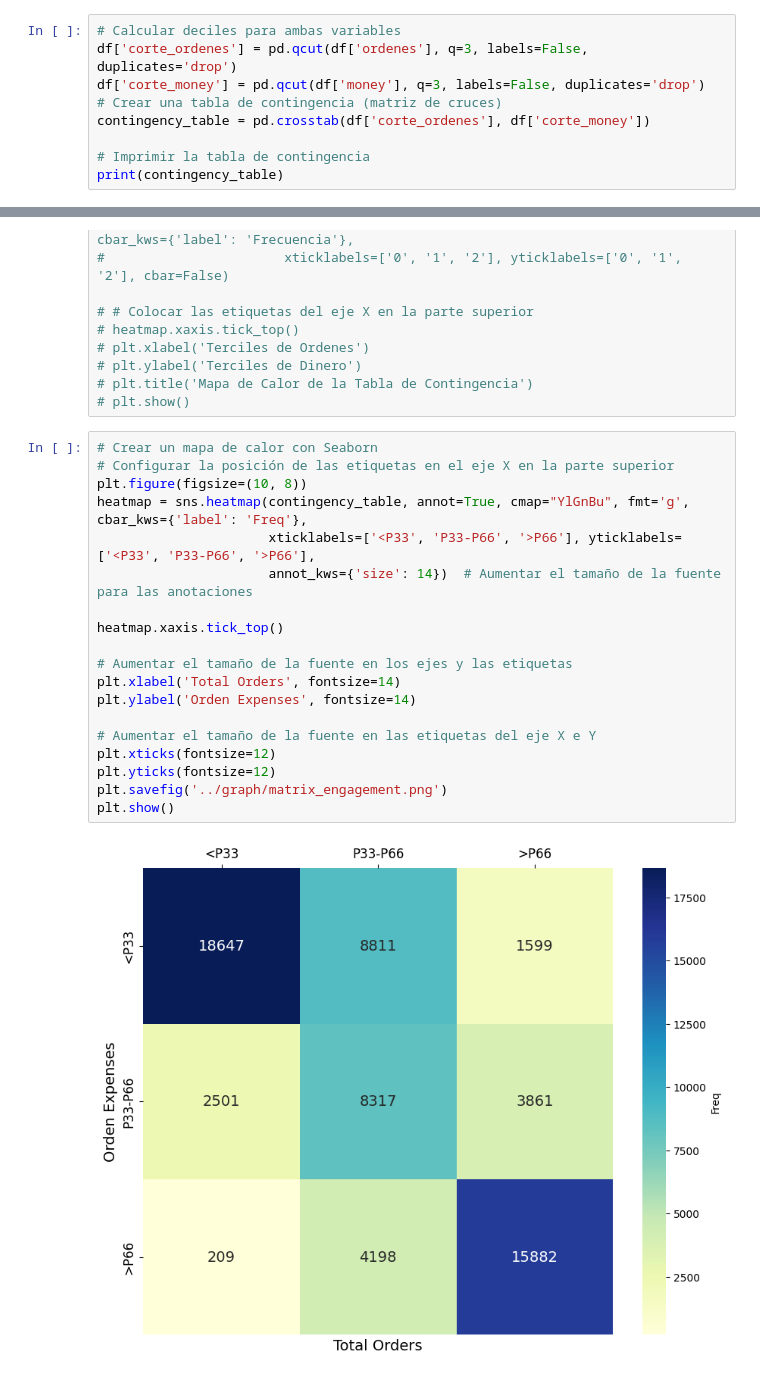
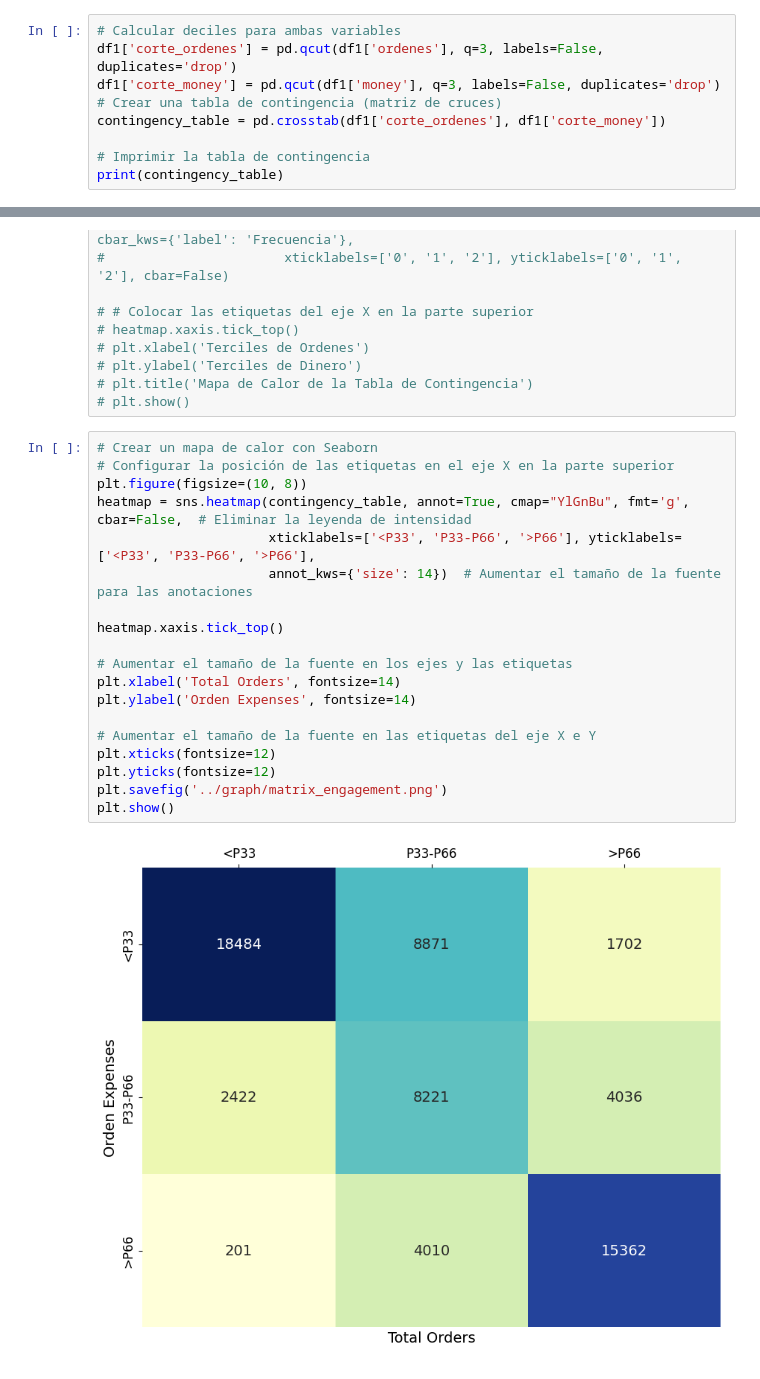
Before and after one commit to ju4nsepulveda/brand_lovers, a Jupyter notebook: nb/histogramas.ipynb, the cells around one changed output, grey strips where cells are left out. Drawn from its saved outputs; the diff is of its cells as text.

```diff
--- a/nb/histogramas.ipynb
+++ b/nb/histogramas.ipynb
@@ -287,10 +287,10 @@ ordenes
 Name: count, dtype: Int64
 # %%
 # Calcular deciles para ambas variables
-df['corte_ordenes'] = pd.qcut(df['ordenes'], q=3, labels=False, duplicates='drop')
-df['corte_money'] = pd.qcut(df['money'], q=3, labels=False, duplicates='drop')
+df1['corte_ordenes'] = pd.qcut(df1['ordenes'], q=3, labels=False, duplicates='drop')
+df1['corte_money'] = pd.qcut(df1['money'], q=3, labels=False, duplicates='drop')
 # Crear una tabla de contingencia (matriz de cruces)
-contingency_table = pd.crosstab(df['corte_ordenes'], df['corte_money'])
+contingency_table = pd.crosstab(df1['corte_ordenes'], df1['corte_money'])
 
 # Imprimir la tabla de contingencia
 print(contingency_table)
@@ -325,21 +325,21 @@ contingency_table.to_csv('test.csv', index=False)
 # %%
 # Crear un mapa de calor con Seaborn
 # Configurar la posición de las etiquetas en el eje X en la parte superior
 plt.figure(figsize=(10, 8))
-heatmap = sns.heatmap(contingency_table, annot=True, cmap="YlGnBu", fmt='g', cbar_kws={'label': 'Freq'},
+heatmap = sns.heatmap(contingency_table, annot=True, cmap="YlGnBu", fmt='g', cbar=False,  # Eliminar la leyenda de intensidad
                       xticklabels=['<P33', 'P33-P66', '>P66'], yticklabels=['<P33', 'P33-P66', '>P66'],
                       annot_kws={'size': 14})  # Aumentar el tamaño de la fuente para las anotaciones
 
 heatmap.xaxis.tick_top()
 
 # Aumentar el tamaño de la fuente en los ejes y las etiquetas
 plt.xlabel('Total Orders', fontsize=14)
 plt.ylabel('Orden Expenses', fontsize=14)
 
 # Aumentar el tamaño de la fuente en las etiquetas del eje X e Y
 plt.xticks(fontsize=12)
 plt.yticks(fontsize=12)
 plt.savefig('../graph/matrix_engagement.png')
 plt.show()
 # %% [output]
-[figure, old version]
+[figure, new version]
```
Also changed, not shown: parts of 2 cells of this notebook, 2 other files.
